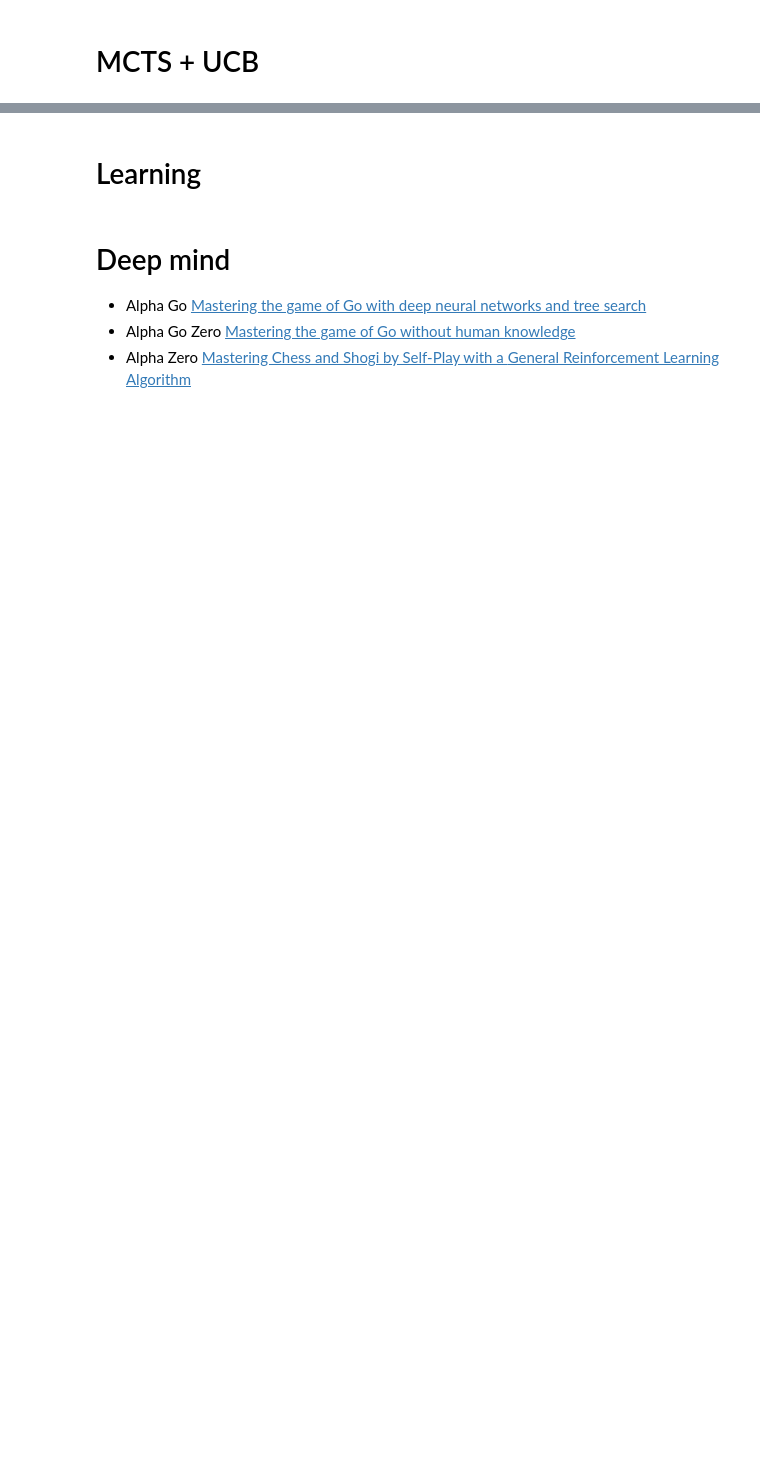
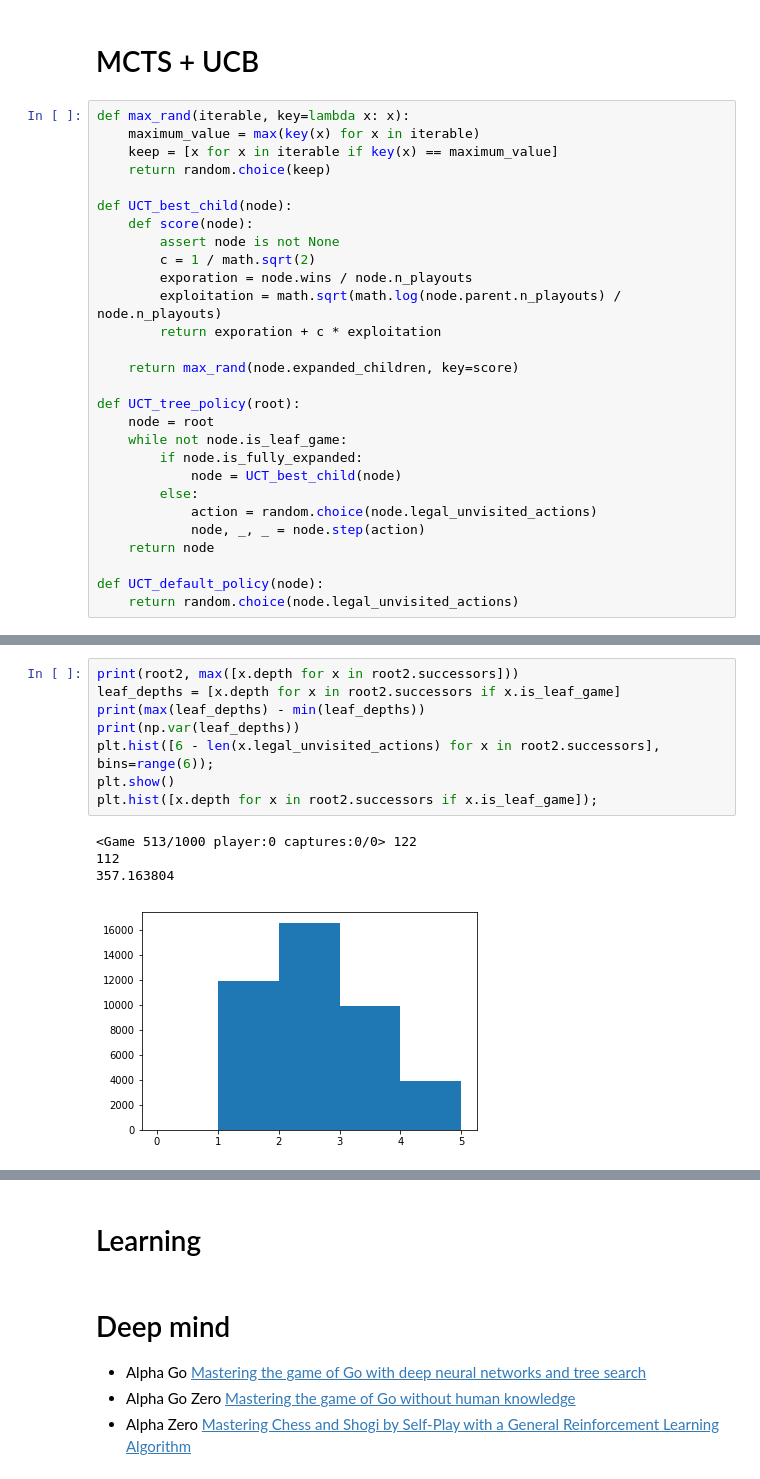
Before and after one commit to C4ptainCrunch/thesis, a Jupyter notebook: Master Thesis.ipynb, the cells around one changed output, grey strips where cells are left out. Saved outputs shown, nothing was run; the diff lists cells and outputs as text; blank space fills up the shorter version.

```diff
--- a/Master Thesis.ipynb
+++ b/Master Thesis.ipynb
@@ -179,2 +432,30 @@ while not game.game_finished:
 # %% [markdown]
 # MCTS + UCB
+# %%
+def max_rand(iterable, key=lambda x: x):
+    maximum_value = max(key(x) for x in iterable)
+    keep = [x for x in iterable if key(x) == maximum_value]
+    return random.choice(keep)
+
+def UCT_best_child(node):
+    def score(node):
+        assert node is not None
+        c = 1 / math.sqrt(2)
+        exporation = node.wins / node.n_playouts
+        exploitation = math.sqrt(math.log(node.parent.n_playouts) / node.n_playouts)
+        return exporation + c * exploitation
+
+    return max_rand(node.expanded_children, key=score)
+
+def UCT_tree_policy(root):
+    node = root
+    while not node.is_leaf_game:
+        if node.is_fully_expanded:
+            node = UCT_best_child(node)
+        else:
+            action = random.choice(node.legal_unvisited_actions)
+            node, _, _ = node.step(action)
+    return node
+
+def UCT_default_policy(node):
+    return random.choice(node.legal_unvisited_actions)
@@ -180,0 +492,13 @@ while not game.game_finished:
+# %%
+print(root2, max([x.depth for x in root2.successors]))
+leaf_depths = [x.depth for x in root2.successors if x.is_leaf_game]
+print(max(leaf_depths) - min(leaf_depths))
+print(np.var(leaf_depths))
+plt.hist([6 - len(x.legal_unvisited_actions) for x in root2.successors], bins=range(6));
+plt.show()
+plt.hist([x.depth for x in root2.successors if x.is_leaf_game]);
+# %% [output]
+<Game 513/1000 player:0 captures:0/0> 122
+112
+357.163804
+[figure, added]
```
Also changed, not shown: parts of 16 cells of this notebook, 1 other file.
